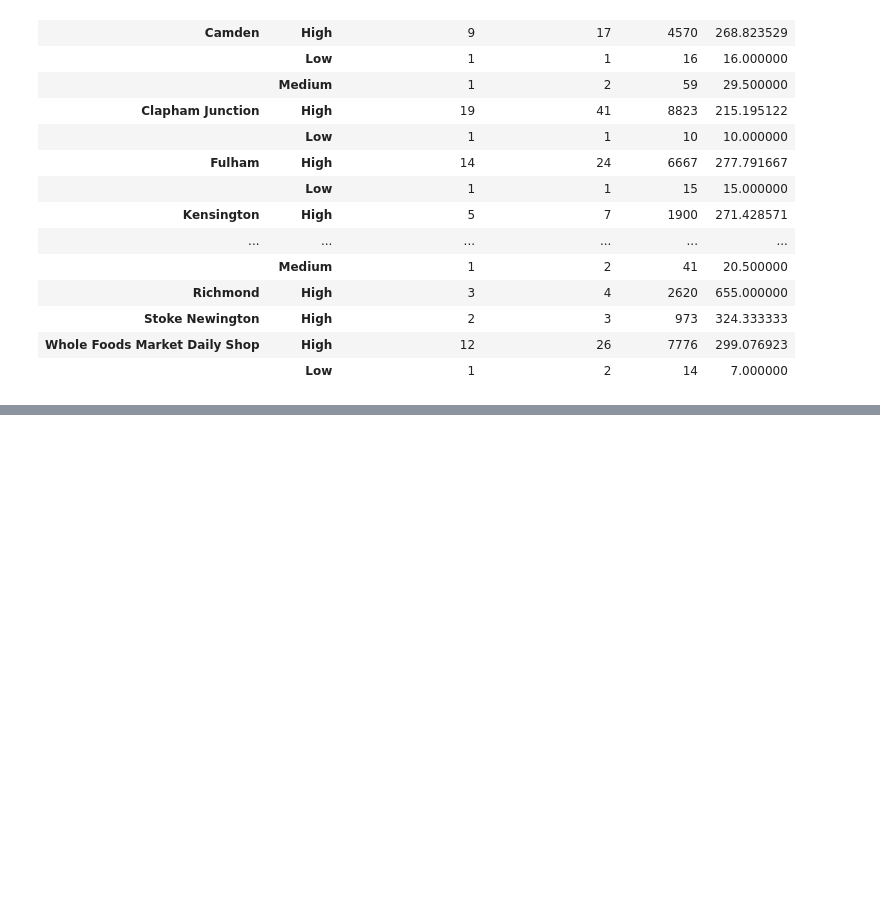
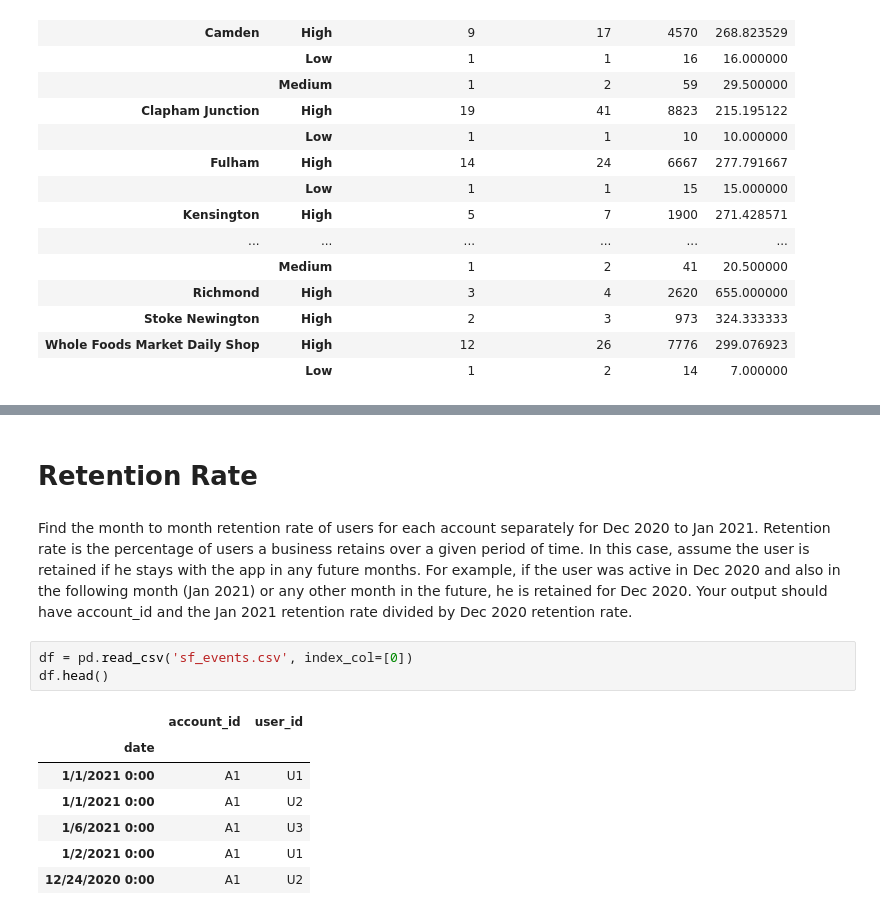
Before and after one commit to mhabib80/Misc.-Data-Analysis-ML, a Jupyter notebook: StrataScratch.ipynb, the cells around one changed output, grey strips where cells are left out. Saved outputs shown, nothing was run; the diff lists cells and outputs as text; blank space fills up the shorter version.

```diff
--- a/StrataScratch.ipynb
+++ b/StrataScratch.ipynb
@@ -621,0 +638,15 @@ wfm.groupby(['store_brand', 'customer_id'])\
+# %% [markdown]
+# Retention Rate
+# %% [markdown]
+Find the month to month retention rate of users for each account separately for Dec 2020 to Jan 2021. Retention rate is the percentage of users a  business retains over a given period of time. In this case, assume the user is retained if he stays with the app in any future months. For example, if the user was active in Dec 2020 and also in the following month (Jan 2021) or any other month in the future, he is retained for Dec 2020. Your output should have account_id and the Jan 2021 retention rate divided by Dec 2020 retention rate.
+# %%
+df = pd.read_csv('sf_events.csv', index_col=[0])
+df.head()
+# %% [output]
+|  | account_id | user_id |
+| date |  |  |
+| 1/1/2021 0:00 | A1 | U1 |
+| 1/1/2021 0:00 | A1 | U2 |
+| 1/6/2021 0:00 | A1 | U3 |
+| 1/2/2021 0:00 | A1 | U1 |
+| 12/24/2020 0:00 | A1 | U2 |
```
Also changed, not shown: parts of 10 cells of this notebook.
